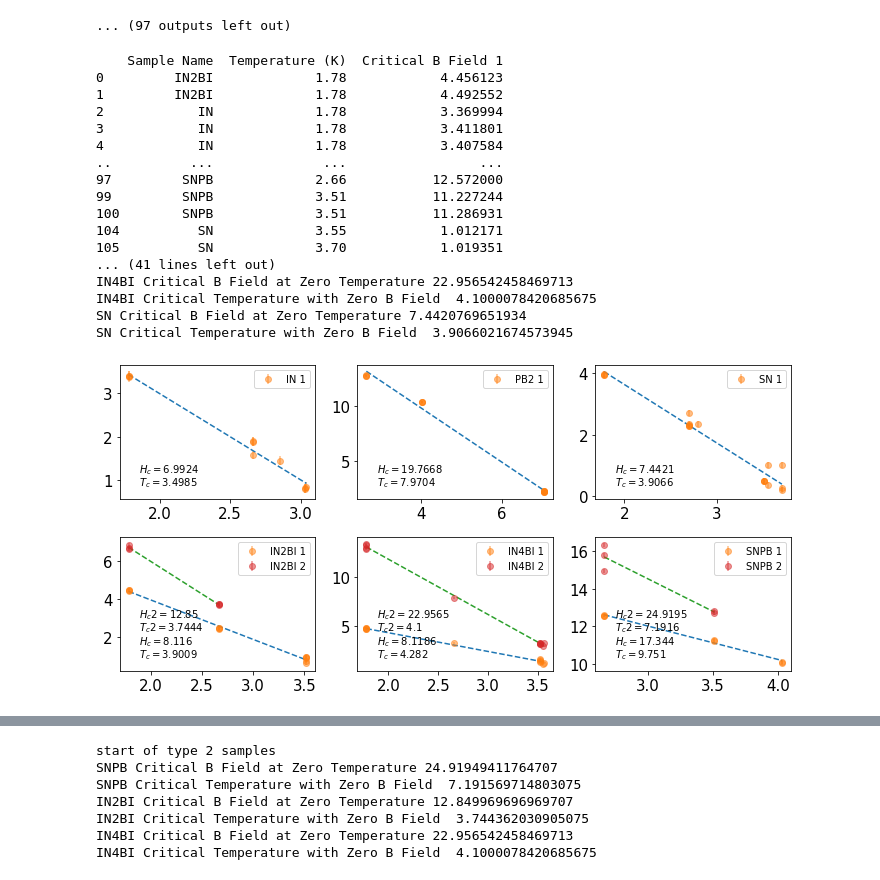
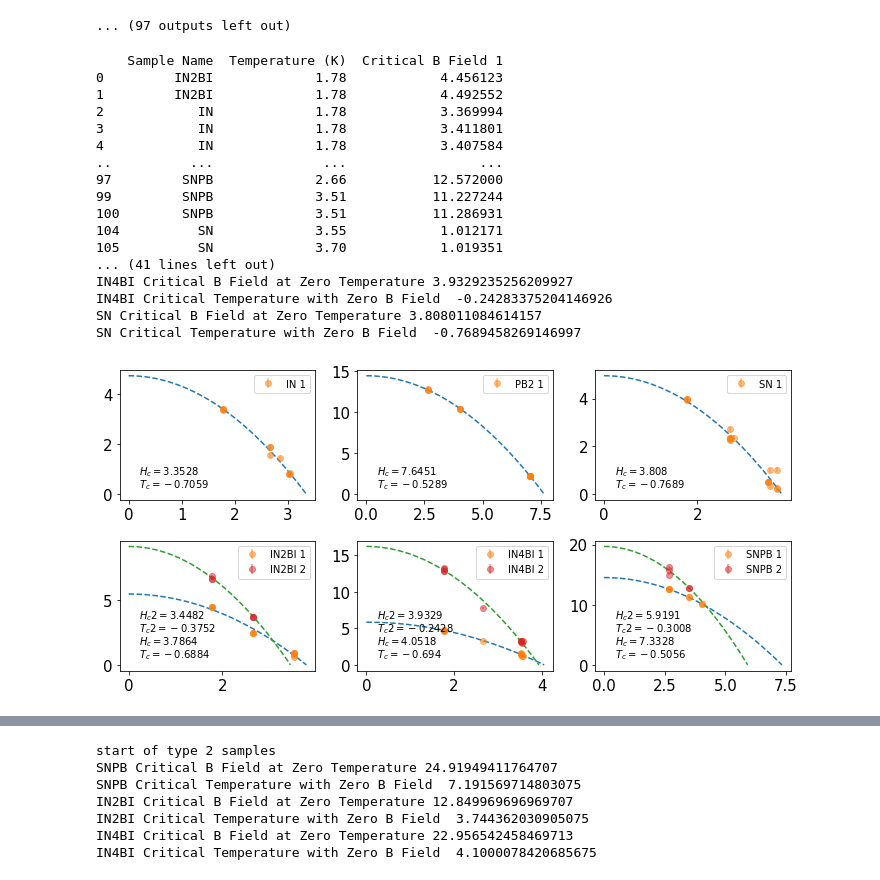
Before and after one commit to dcordovacarrizales/191_PlasmaPhysics, a Jupyter notebook: Superconductivity/Meissner/Meissner.ipynb, the cells around one changed output, grey strips where cells are left out. Saved outputs shown, nothing was run; the diff lists cells and outputs as text; code cells hidden in the pictures.

Commit message:
Quadratic curve fit!

```diff
--- a/Superconductivity/Meissner/Meissner.ipynb
+++ b/Superconductivity/Meissner/Meissner.ipynb
@@ -250,6 +250,9 @@ subplots = {"IN": (0,0), "PB2": (0,1), "SNPB": (1,2), "IN2BI": (1,0), "IN4BI": (
 
 fig, axes = plt.subplots(2, 3, figsize=(10,5))
 
+def Hc_from_T(T, Hc0, Tc0):
+    return Hc0*(1-(T/Tc0)**2)
+
 for key in all_samples:
     #print(key)
     #print(all_samples[key][0])
@@ -272,10 +275,11 @@ for key in all_samples:
 
                 sigma = pd.Series(sigma)
 
-                popt, pcov = curve_fit(func, x_meissner, y_meissner, sigma= sigma)
+                popt, pcov = curve_fit(Hc_from_T, x_meissner, y_meissner, p0=(10,3),sigma=sigma)
+                Hc0, Tc0 = popt
 
-                xrange = np.linspace(min(x_meissner),max(x_meissner),50)
-                ax.plot(xrange, func(xrange, *popt),'--')
+                xrange = np.linspace(0,Tc0,50)
+                ax.plot(xrange, Hc_from_T(xrange, *popt),'--')
                 ax.errorbar(x_meissner, y_meissner, ls='none', yerr= .1, fmt='o', alpha = 0.5, label=key+f' {n}')
 #                 ax.scatter(x_meissner, y_meissner, s=10 , color = 'red',zorder=100)
 
@@ -283,40 +287,44 @@ for key in all_samples:
 
                 print(key, "Critical B Field at Zero Temperature", func(0, *popt) )
                 print(key, "Critical Temperature with Zero B Field ", -popt[1]/popt[0])
 
                 if n == 1:
-                    ax.annotate(f'$H_c = {round(func(0, *popt),4)}$', (0.1,0.2), xycoords='axes fraction',size=10)
-                    ax.annotate(f'$T_c = {round(-popt[1]/popt[0],4)}$', (0.1,0.1), xycoords='axes fraction', size=10)
+                    ax.annotate(f'$H_c = {round(Hc0,4)}$', (0.1,0.2), xycoords='axes fraction',size=10)
+                    ax.annotate(f'$T_c = {round(Tc0,4)}$', (0.1,0.1), xycoords='axes fraction', size=10)
                 if n == 2:
-                    ax.annotate(f'$H_c2 = {round(func(0, *popt),4)}$', (0.1,0.4), xycoords='axes fraction',size=10)
-                    ax.annotate(f'$T_c2 = {round(-popt[1]/popt[0],4)}$', (0.1,0.3), xycoords='axes fraction', size=10)
+                    ax.annotate(f'$H_c2 = {round(Hc0,4)}$', (0.1,0.4), xycoords='axes fraction',size=10)
+                    ax.annotate(f'$T_c2 = {round(Tc0,4)}$', (0.1,0.3), xycoords='axes fraction', size=10)
 #                 plt.xlabel("Temperature (K)")
 #                 plt.ylabel("Critical B Field (kG)")
 #                 plt.title(key)
                 ax.legend(fontsize=10)
+#                 ax.set_xlim(0,4.5)
+#                 ax.set_ylim(0,17)
             else:
                 pass
 plt.tight_layout()
 # plt.legend()
 
-
+# Pb	Element	7.19	0.08
+# Bi	Element	5.3×10−4	5.2×10−6
+# In	Element	3.4	0.03
 # plot_sample_dict(first_curve_samples)
 # %% [output]
     Sample Name  Temperature (K)  Critical B Field 1
 0         IN2BI             1.78            4.456123
 1         IN2BI             1.78            4.492552
 2            IN             1.78            3.369994
 3            IN             1.78            3.411801
 4            IN             1.78            3.407584
 ..          ...              ...                 ...
 97         SNPB             2.66           12.572000
 99         SNPB             3.51           11.227244
 100        SNPB             3.51           11.286931
 104          SN             3.55            1.012171
 105          SN             3.70            1.019351
 ... (41 lines left out)
-IN4BI Critical B Field at Zero Temperature 22.956542458469713
-IN4BI Critical Temperature with Zero B Field  4.1000078420685675
-SN Critical B Field at Zero Temperature 7.4420769651934
-SN Critical Temperature with Zero B Field  3.9066021674573945
+IN4BI Critical B Field at Zero Temperature 3.9329235256209927
+IN4BI Critical Temperature with Zero B Field  -0.24283375204146926
+SN Critical B Field at Zero Temperature 3.808011084614157
+SN Critical Temperature with Zero B Field  -0.7689458269146997
-[figure, old version]
+[figure, new version]
```
Also changed, not shown: parts of 2 cells of this notebook.
